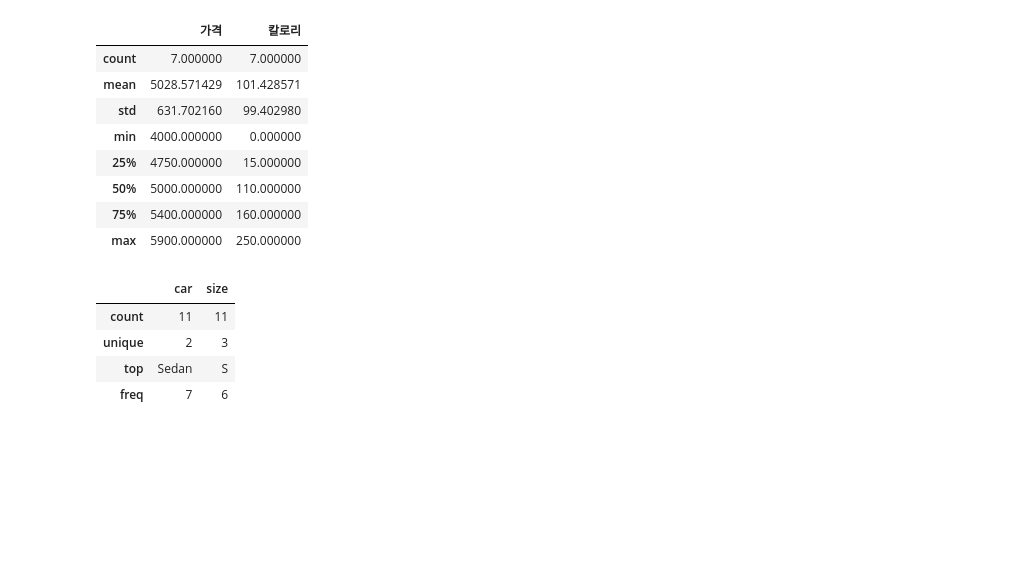
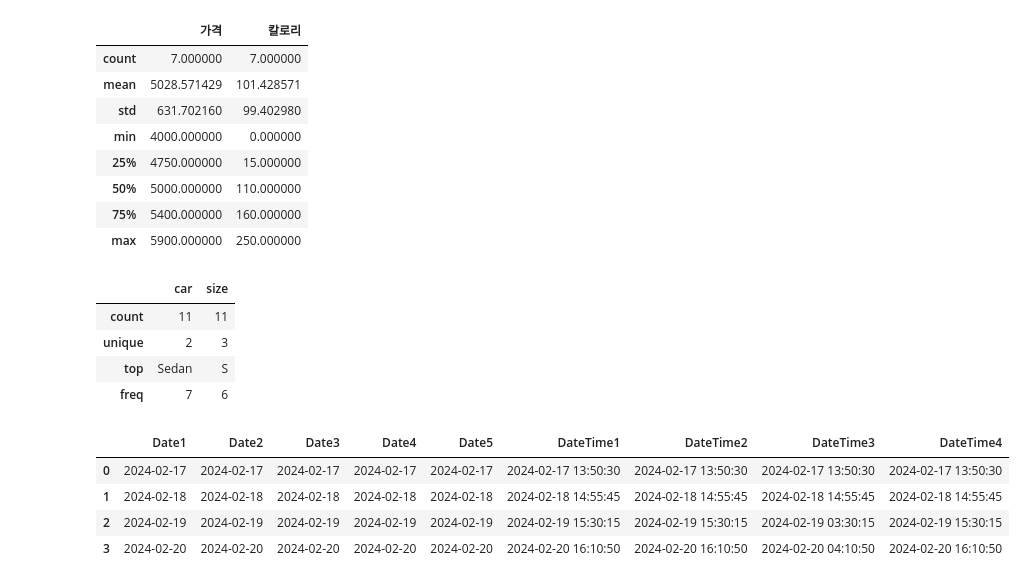
Before and after one commit to bbang-jun/Big-Data-Analysis-Engineer-Practical-Test, a Jupyter notebook: pandas/판다스_치트시트.ipynb, the cells around one changed output. Saved outputs shown, nothing was run; the diff lists cells and outputs as text; code cells hidden in the pictures; blank space fills up the shorter version.

Commit message:
17.시계열 데이터(datetime)

```diff
--- a/pandas/판다스_치트시트.ipynb
+++ b/pandas/판다스_치트시트.ipynb
@@ -422,3 +422,75 @@ df2
 price2 = df3.groupby(['과일', '등급'])['가격'].transform("mean")
 df3['가격'] = df3['가격'].fillna(price2)
 df3
+# %%
+# 17.시계열 데이터(datetime)
+
+
+# 날짜와 시간 데이터
+# 날짜는 하이픈(-)으로 연도-월-일 형태, 시간은 콜론(:)으로 시간:분:초 형태
+# 슬래시(/)나 띄어쓰기( )로 주어질 수도 있음.
+data ={
+'Date1': ['2024-02-17', '2024-02-18', '2024-02-19', '2024-02-20'],
+        # 콜론은 시간을 나타낼 때 사용하여 판다스가 인식하지 못함.(format = '%Y:%m:%d 필요)
+'Date2': ['2024:02:17', '2024:02:18', '2024:02:19', '2024:02:20'],
+        # 연도가 2자리라서 일/월/연도로 인식함. (format = '%y/%m/%d' 필요)
+'Date3': ['24/02/17', '24/02/18', '24/02/19', '24/02/20'],
+'Date4': ['02/17/2024', '02/18/2024', '02/19/2024', '02/20/2024'],
+'Date5': ['17-Feb-2024', '18-Feb-2024', '19-Feb-2024', '20-Feb-2024'],
+        #
+'DateTime1': ['24-02-17 13:50:30', '24-02-18 14:55:45', '24-02-19 15:30:15', '24-02-20 16:10:50'],
+'DateTime2': ['2024-02-17 13-50-30', '2024-02-18 14-55-45', '2024-02-19 15-30-15','2024-02-20 16-10-50'],
+'DateTime3': ['02/17/2024 01:50:30 PM', '02/18/2024 02:55:45 PM', '02/19/2024 03:30:15 AM', '02/20/2024 04:10:50 AM'],
+'DateTime4': ['17 Feb 2024 13:50:30', '18 Feb 2024 14:55:45', '19 Feb 2024 15:30:15', '20 Feb 2024 16:10:50']
+}
+df = pd.DataFrame(data)
+df.to_csv("date_data.csv", index=False)
+
+# 파이썬을 데이터를 불러올 때 날짜와 시간을 자동으로 인식하지 못함. 문자열로 인식해 object로 나옴.
+df.info()
+
+# to_datetime(df['컬럼명']): datetime 자료형
+# 	Date1	      Date2	      Date3	    Date4	      Date5	      DateTime1	        DateTime2	          DateTime3	              DateTime4
+#0	2024-02-17	2024:02:17	24/02/17	02/17/2024	17-Feb-2024	24-02-17 13:50:30	2024-02-17 13-50-30	02/17/2024 01:50:30 PM	17 Feb 2024 13:50:30
+df = pd.read_csv("date_data.csv")
+df['Date1'] = pd.to_datetime(df['Date1'])
+df['Date2'] = pd.to_datetime(df['Date2'], format='%Y:%m:%d')
+df['Date3'] = pd.to_datetime(df['Date3'], format='%y/%m/%d')
+df['Date4'] = pd.to_datetime(df['Date4'])
+df['Date5'] = pd.to_datetime(df['Date5'])
+df['DateTime1'] = pd.to_datetime(df['DateTime1'], format='%y-%m-%d %H:%M:%S')
+df['DateTime2'] = pd.to_datetime(df['DateTime2'], format='%Y-%m-%d %H-%M-%S')
+# 02/17/2024 01:50:30 PM / AM과 PM 있을 때는 %H 쓰면 틀림. %I + %p 활용
+df['DateTime3'] = pd.to_datetime(df['DateTime3'], format='%m/%d/%Y %I:%M:%S %p')
+# 17 Feb 2024 13:50:30
+df['DateTime4'] = pd.to_datetime(df['DateTime4'])
+df
+
+# datetime 형태로 변경되었음.
+df.info()
+
+# datetime 자료형만 dt를 사용할 수 있음.
+df['year'] = df['DateTime1'].dt.year
+df['month'] = df['DateTime1'].dt.month
+df['day'] = df['DateTime1'].dt.day
+df['hour'] = df['DateTime1'].dt.hour
+df['minute'] = df['DateTime1'].dt.minute
+df['second'] = df['DateTime1'].dt.second
+df
+
+# dt.dayofweek: 요일을 숫자로 변경한 값 반환
+# 0: 월요일 ... 6: 일요일
+df['DateTime1'].dt.dayofweek
+
+# 특정 시점과 특정 구간
+print(df['DateTime1'].dt.to_period('Y')) # 연도
+print(df['DateTime1'].dt.to_period('Q')) # 분기
+print(df['DateTime1'].dt.to_period('M')) # 월
+print(df['DateTime1'].dt.to_period('D')) # 일
+print(df['DateTime1'].dt.to_period('H')) # 시간
+# %% [output]
+|  | Date1 | Date2 | Date3 | Date4 | Date5 | DateTime1 | DateTime2 | DateTime3 | DateTime4 |
+| 0 | 2024-02-17 | 2024-02-17 | 2024-02-17 | 2024-02-17 | 2024-02-17 | 2024-02-17 13:50:30 | 2024-02-17 13:50:30 | 2024-02-17 13:50:30 | 2024-02-17 13:50:30 |
+| 1 | 2024-02-18 | 2024-02-18 | 2024-02-18 | 2024-02-18 | 2024-02-18 | 2024-02-18 14:55:45 | 2024-02-18 14:55:45 | 2024-02-18 14:55:45 | 2024-02-18 14:55:45 |
+| 2 | 2024-02-19 | 2024-02-19 | 2024-02-19 | 2024-02-19 | 2024-02-19 | 2024-02-19 15:30:15 | 2024-02-19 15:30:15 | 2024-02-19 03:30:15 | 2024-02-19 15:30:15 |
+| 3 | 2024-02-20 | 2024-02-20 | 2024-02-20 | 2024-02-20 | 2024-02-20 | 2024-02-20 16:10:50 | 2024-02-20 16:10:50 | 2024-02-20 04:10:50 | 2024-02-20 16:10:50 |
```
Also changed, not shown: 3 other files.
